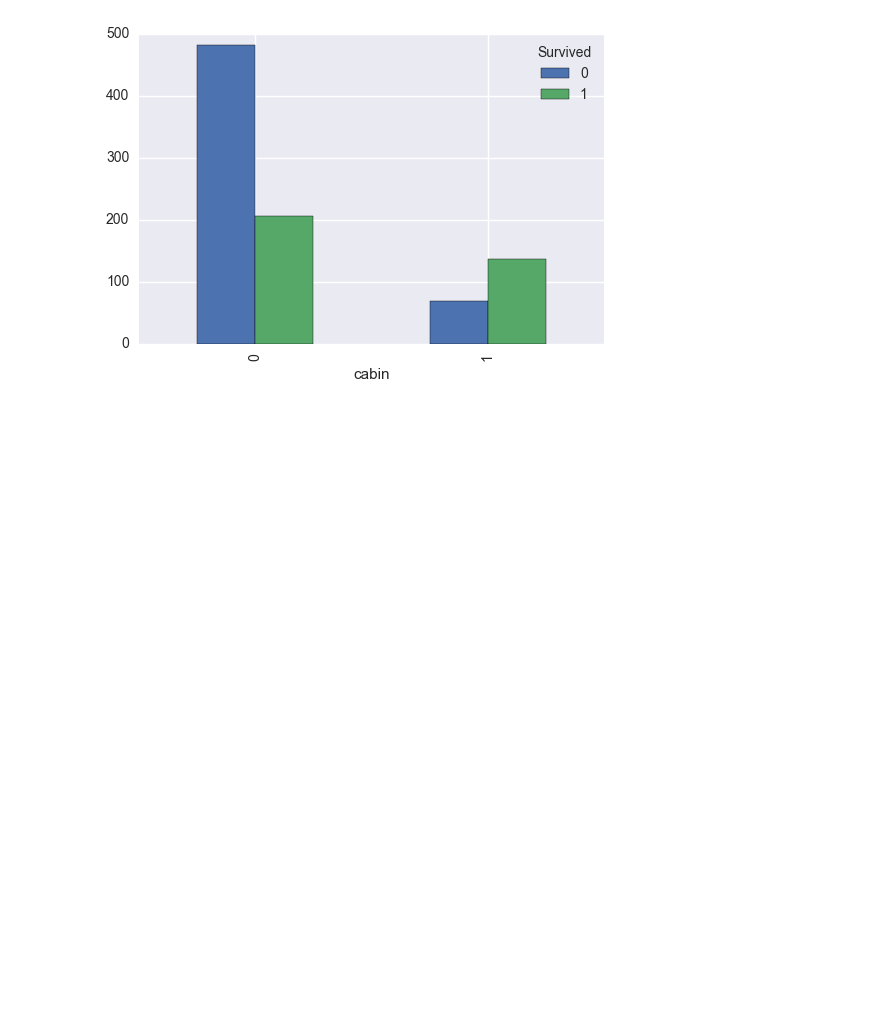
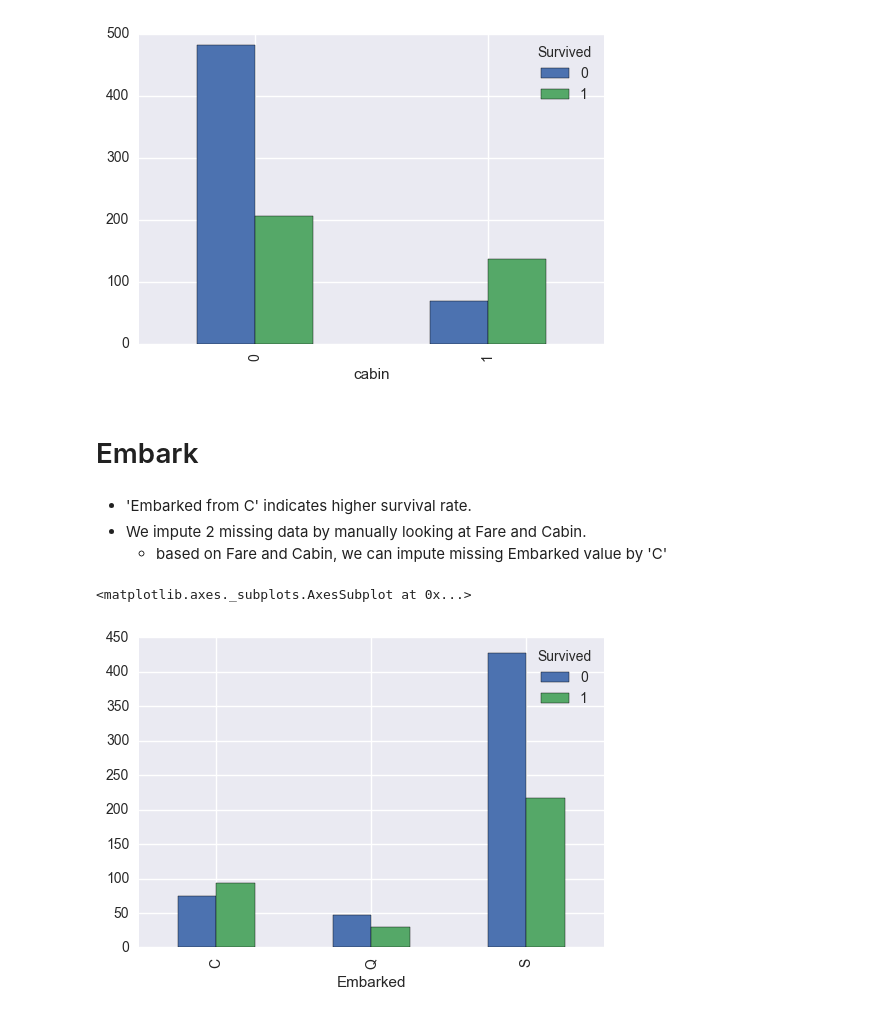
Before and after one commit to smkim235/kaggle, a Jupyter notebook: titanic_survival/1. Titanic - Data Exploration.ipynb, the cells around one changed output. Saved outputs shown, nothing was run; the diff lists cells and outputs as text; code cells hidden in the pictures; blank space fills up the shorter version.

```diff
--- a/titanic_survival/1. Titanic - Data Exploration.ipynb
+++ b/titanic_survival/1. Titanic - Data Exploration.ipynb
@@ -224,3 +229,14 @@ df.groupby(['cabin', 'Survived']).size().unstack().plot(kind='bar')
 # %% [output]
 <matplotlib.axes._subplots.AxesSubplot at 0x...>
 [figure]
+# %% [markdown]
+# Embark
+# %% [markdown]
+- 'Embarked from C' indicates higher survival rate.
+- We impute 2 missing data by manually looking at Fare and Cabin.
+    - based on Fare and Cabin, we can impute missing Embarked value by 'C'
+# %%
+df.groupby(['Embarked', 'Survived']).size().unstack().plot(kind='bar')
+# %% [output]
+<matplotlib.axes._subplots.AxesSubplot at 0x...>
+[figure, added]
```
Also changed, not shown: parts of 5 cells of this notebook, 1 other file.
